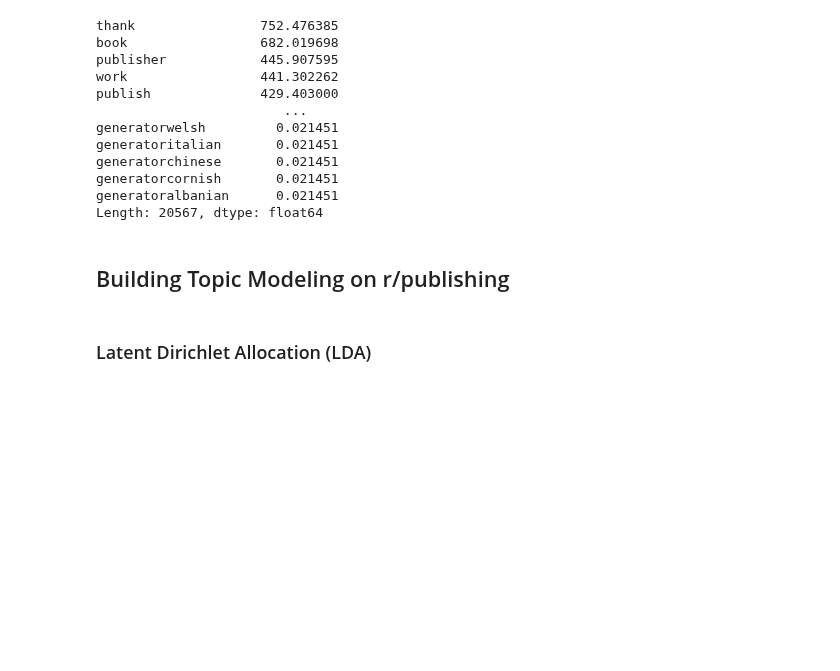
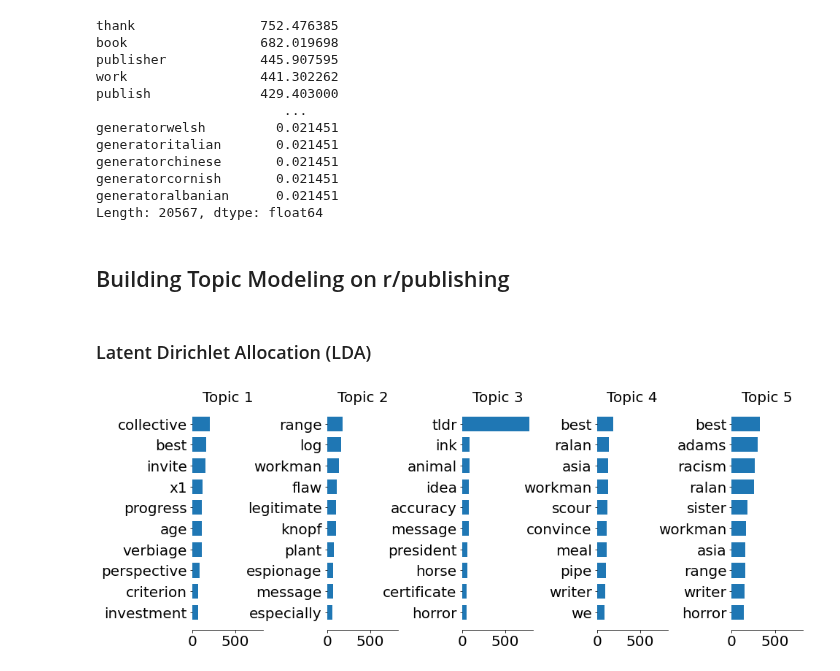
Before and after one commit to meiqingli/dssj_summer2022, a Jupyter notebook: dssj_publishing.ipynb, the cells around one changed output. Drawn from its saved outputs; the diff is of its cells as text; code cells hidden in the pictures; blank space fills up the shorter version.

```diff
--- a/dssj_publishing.ipynb
+++ b/dssj_publishing.ipynb
@@ -1195,6 +1195,18 @@ import numpy as np
 import pandas as pd
 
 %matplotlib inline
+# %%
+# create TF-IDF matrix
+from sklearn.feature_extraction.text import TfidfVectorizer
+
+# Vectorize, using only the top 5000 TF-IDF values
+vectorizer = TfidfVectorizer(max_features=5000)
+
+X_comments = df_comments_noBlanks['lemmas']
+X_posts = df_posts_noBlanks['lemmas']
+
+tfidf_comments =  vectorizer.fit_transform(X_comments)
+tfidf_posts =  vectorizer.fit_transform(X_posts)
 # %%
 # apply LDA model to posts and comments (this takes a while)
 from sklearn.decomposition import LatentDirichletAllocation
@@ -1247,6 +1259,8 @@ def plot_top_words(model, feature_names, n_top_words=10, n_row=1, n_col=5, norma
 
     return fig, axes
 # %%
-#token_names = vectorizer.get_feature_names_out()
-#plot_top_words(lda_comments, token_names)
-#plt.show()
+token_names = vectorizer.get_feature_names_out()
+plot_top_words(lda_comments, token_names)
+plt.show()
+# %% [output]
+[figure, added]
```
